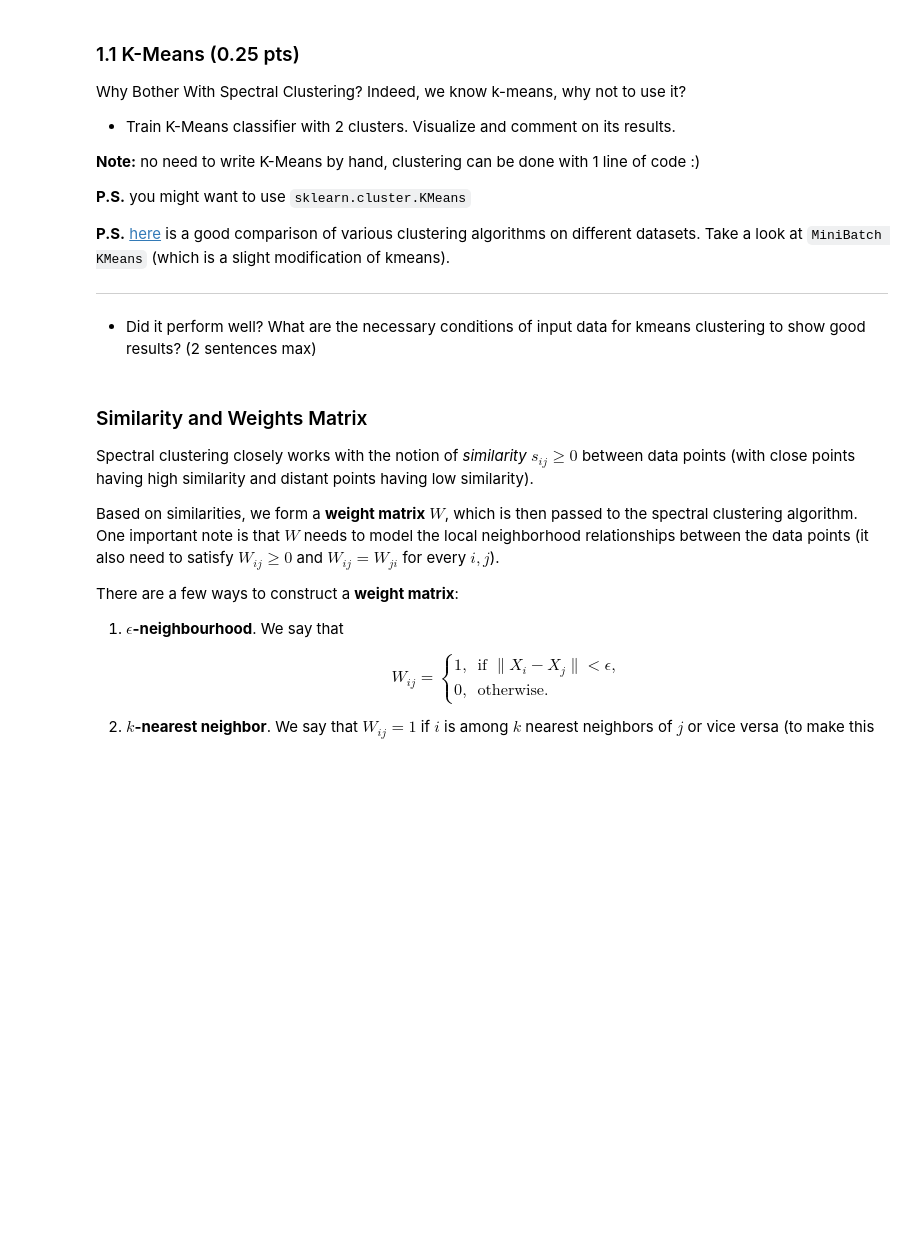
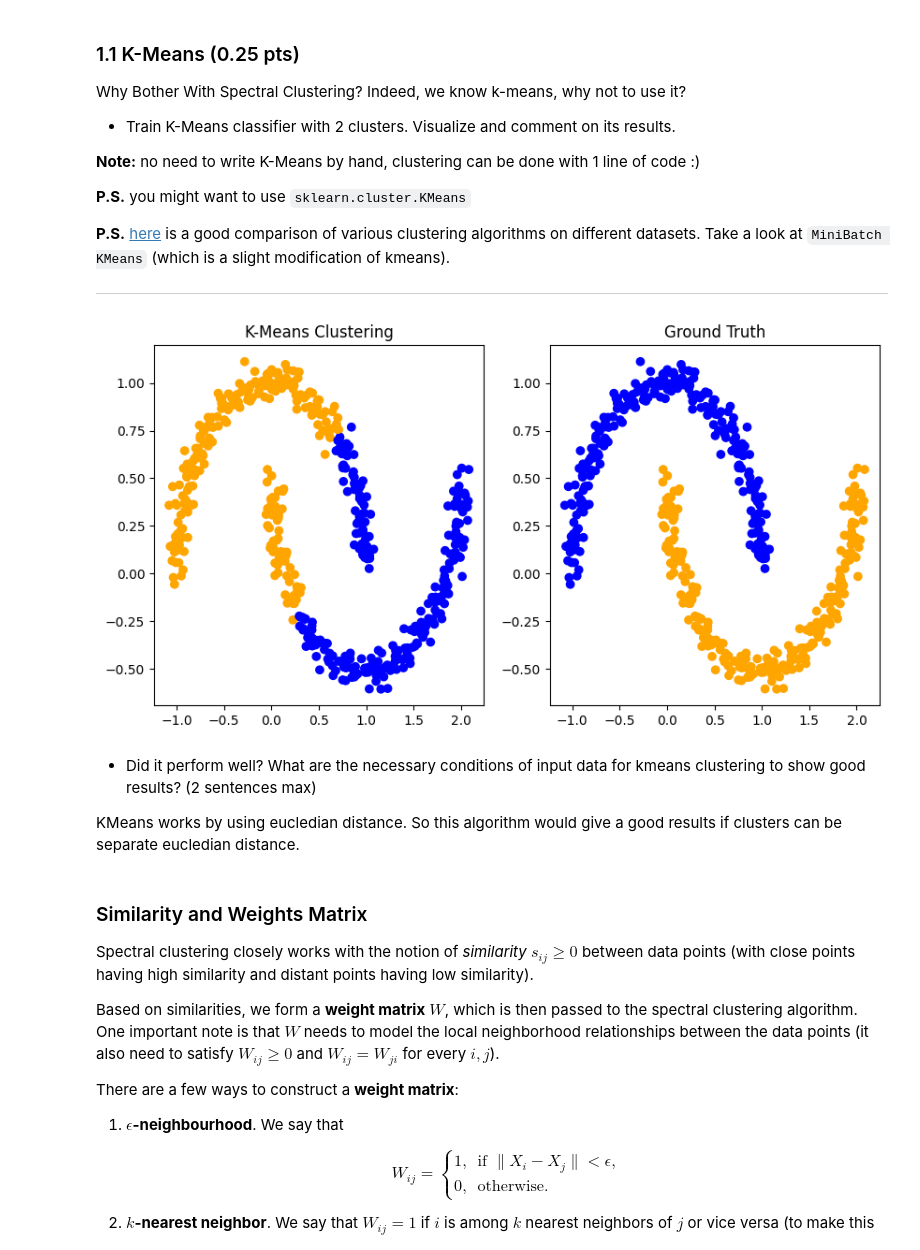
Before and after one commit to Zhukowych/mmml-lab-6, a Jupyter notebook: MMML-26-Lab6.ipynb, the cells around one changed output. Cells and saved outputs as stored; diff of their text form; code cells hidden in the pictures; blank space fills up the shorter version.

```diff
--- a/MMML-26-Lab6.ipynb
+++ b/MMML-26-Lab6.ipynb
@@ -88,16 +90,20 @@ Why Bother With Spectral Clustering? Indeed, we know k-means, why not to use it?
 # perform clustering via k-means
 
 # ========= YOUR CODE STARTS HERE ========= #
-
+kmeans_labels = sklearn.cluster.KMeans(n_clusters=2, random_state=42).fit_predict(X)
 # ========== YOUR CODE ENDS HERE ========== #
 # %%
 # check your clustering via k-means
 
 # ========= YOUR CODE STARTS HERE ========= #
-
+plot_clustering(X, kmeans_labels, 'K-Means Clustering', Y, 'Ground Truth')
 # ========== YOUR CODE ENDS HERE ========== #
+# %% [output]
+[figure, added]
 # %% [markdown]
 * Did it perform well? What are the necessary conditions of input data for kmeans clustering to show good results? (2 sentences max)
+
+KMeans works by using eucledian distance. So this algorithm would give a good results if clusters can be separate eucledian distance.
 # %% [markdown]
 ### Similarity and Weights Matrix
 
```
Also changed, not shown: parts of 27 cells of this notebook, 9 other files.
